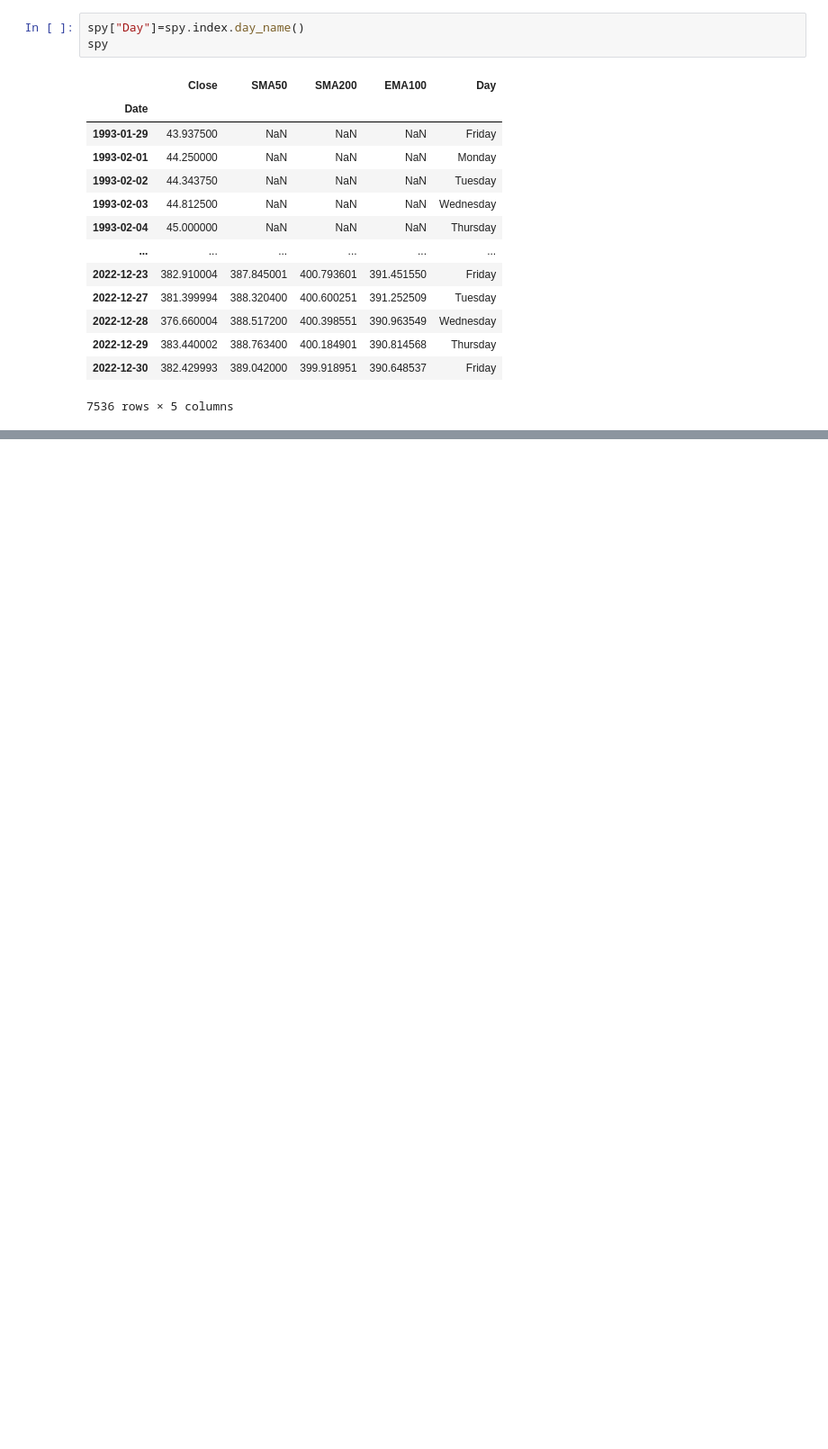
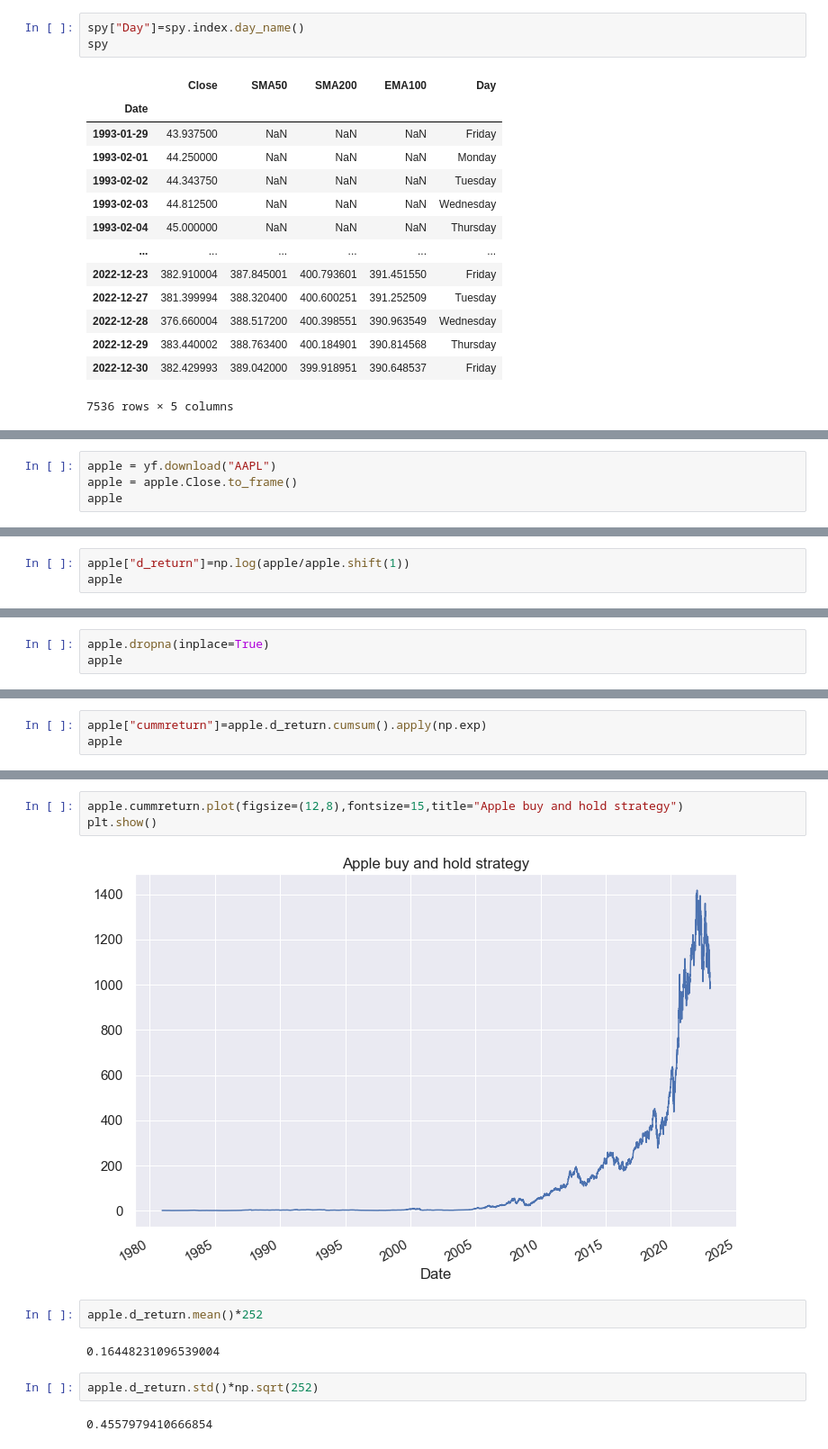
Before and after one commit to PeterLP123/Finance, a Jupyter notebook: Finance1.ipynb, the cells around one changed output, grey strips where cells are left out. Shown at 90% size. Saved outputs shown, nothing was run; the diff lists cells and outputs as text; blank space fills up the shorter version.

```diff
--- a/Finance1.ipynb
+++ b/Finance1.ipynb
@@ -977,0 +1043,4 @@ spy
+# %%
+apple = yf.download("AAPL")
+apple = apple.Close.to_frame()
+apple
@@ -977,0 +1063,3 @@ spy
+# %%
+apple["d_return"]=np.log(apple/apple.shift(1))
+apple
@@ -977,0 +1081,3 @@ spy
+# %%
+apple.dropna(inplace=True)
+apple
@@ -977,0 +1107,3 @@ spy
+# %%
+apple["cummreturn"]=apple.d_return.cumsum().apply(np.exp)
+apple
@@ -977,0 +1125,13 @@ spy
+# %%
+apple.cummreturn.plot(figsize=(12,8),fontsize=15,title="Apple buy and hold strategy")
+plt.show()
+# %% [output]
+[figure, added]
+# %%
+apple.d_return.mean()*252
+# %% [output]
+0.16448231096539004
+# %%
+apple.d_return.std()*np.sqrt(252)
+# %% [output]
+0.4557979410666854
```
Also changed, not shown: parts of 67 cells of this notebook, 1 other file.
